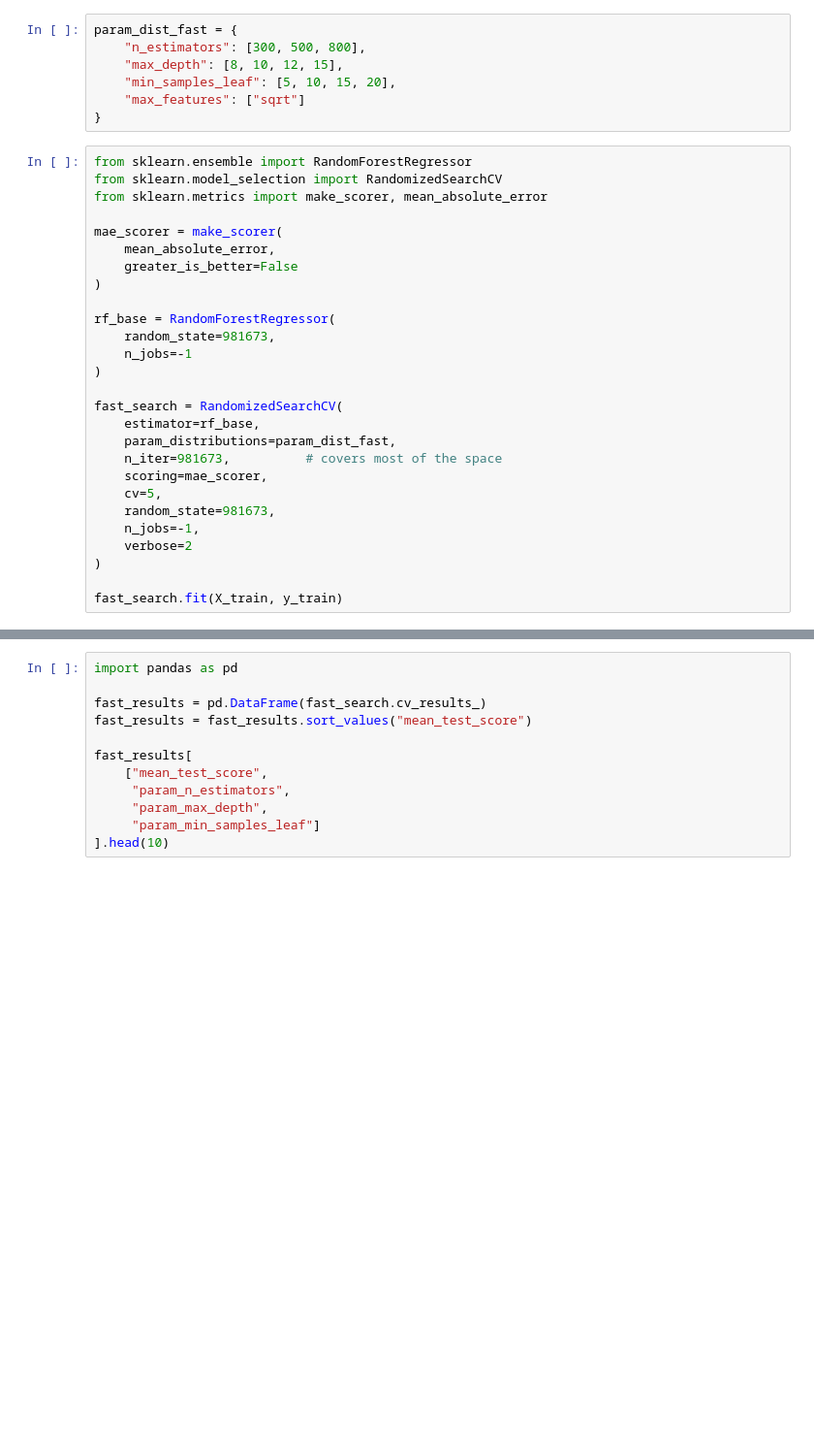
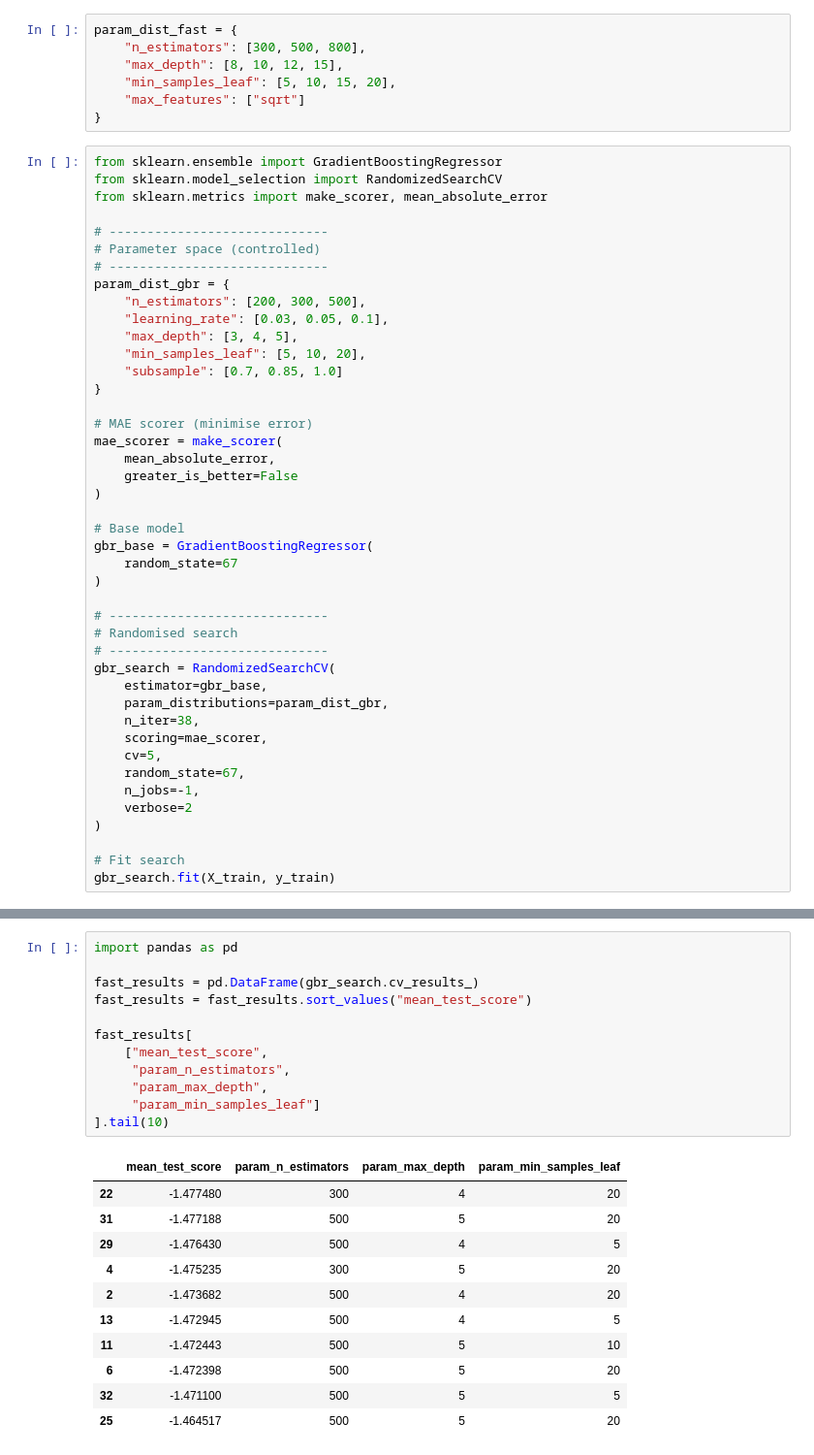
Before and after one commit to Theducklingandmonkey/Mldp_Loan_evaluation, a Jupyter notebook: MLDP Program Codes Submission Template.ipynb, the cells around one changed output, grey strips where cells are left out. Shown at 97% size. Drawn from its saved outputs; the diff is of its cells as text; blank space fills up the shorter version.

```diff
--- a/MLDP Program Codes Submission Template.ipynb
+++ b/MLDP Program Codes Submission Template.ipynb
@@ -886,30 +1007,46 @@ param_dist_fast = {
     "max_features": ["sqrt"]
 }
 # %%
-from sklearn.ensemble import RandomForestRegressor
+from sklearn.ensemble import GradientBoostingRegressor
 from sklearn.model_selection import RandomizedSearchCV
 from sklearn.metrics import make_scorer, mean_absolute_error
 
+# -----------------------------
+# Parameter space (controlled)
+# -----------------------------
+param_dist_gbr = {
+    "n_estimators": [200, 300, 500],
+    "learning_rate": [0.03, 0.05, 0.1],
+    "max_depth": [3, 4, 5],
+    "min_samples_leaf": [5, 10, 20],
+    "subsample": [0.7, 0.85, 1.0]
+}
+
+# MAE scorer (minimise error)
 mae_scorer = make_scorer(
     mean_absolute_error,
     greater_is_better=False
 )
 
-rf_base = RandomForestRegressor(
-    random_state=981673,
-    n_jobs=-1
+# Base model
+gbr_base = GradientBoostingRegressor(
+    random_state=67
 )
 
-fast_search = RandomizedSearchCV(
-    estimator=rf_base,
-    param_distributions=param_dist_fast,
-    n_iter=981673,          # covers most of the space
+# -----------------------------
+# Randomised search
+# -----------------------------
+gbr_search = RandomizedSearchCV(
+    estimator=gbr_base,
+    param_distributions=param_dist_gbr,
+    n_iter=38,
     scoring=mae_scorer,
     cv=5,
-    random_state=981673,
+    random_state=67,
     n_jobs=-1,
     verbose=2
 )
 
-fast_search.fit(X_train, y_train)
+# Fit search
+gbr_search.fit(X_train, y_train)
 # %% [output]
@@ -917,13 +1064,25 @@ Fitting 5 folds for each of 60 candidates, totalling 300 fits
 # %%
 import pandas as pd
 
-fast_results = pd.DataFrame(fast_search.cv_results_)
+fast_results = pd.DataFrame(gbr_search.cv_results_)
 fast_results = fast_results.sort_values("mean_test_score")
 
 fast_results[
     ["mean_test_score",
      "param_n_estimators",
      "param_max_depth",
      "param_min_samples_leaf"]
-].head(10)
+].tail(10)
+# %% [output]
+|  | mean_test_score | param_n_estimators | param_max_depth | param_min_samples_leaf |
+| 22 | -1.477480 | 300 | 4 | 20 |
+| 31 | -1.477188 | 500 | 5 | 20 |
+| 29 | -1.476430 | 500 | 4 | 5 |
+| 4 | -1.475235 | 300 | 5 | 20 |
+| 2 | -1.473682 | 500 | 4 | 20 |
+| 13 | -1.472945 | 500 | 4 | 5 |
+| 11 | -1.472443 | 500 | 5 | 10 |
+| 6 | -1.472398 | 500 | 5 | 20 |
+| 32 | -1.471100 | 500 | 5 | 5 |
+| 25 | -1.464517 | 500 | 5 | 20 |
 # %%
```
Also changed, not shown: parts of 60 cells of this notebook, 1 other file.
